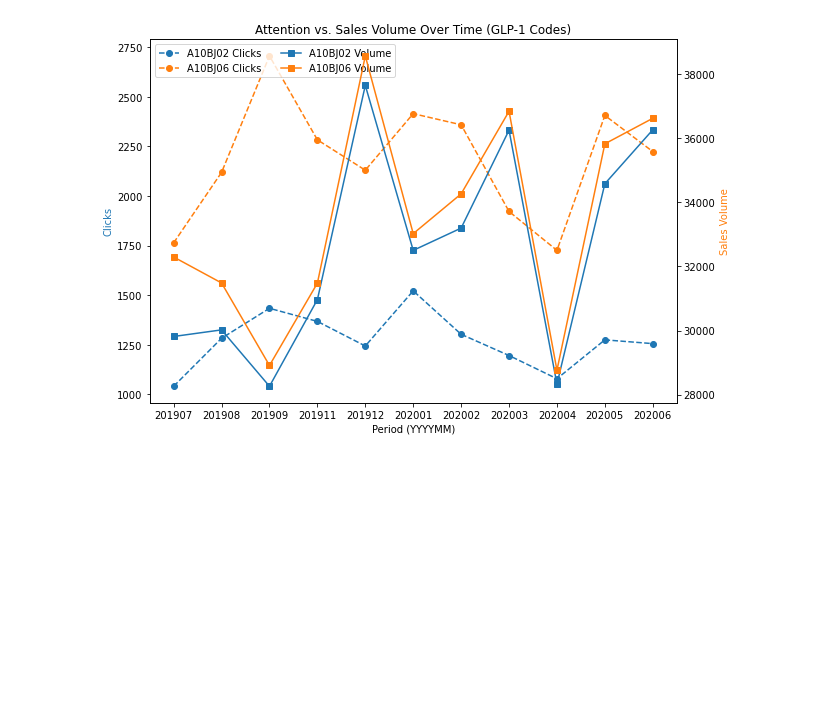
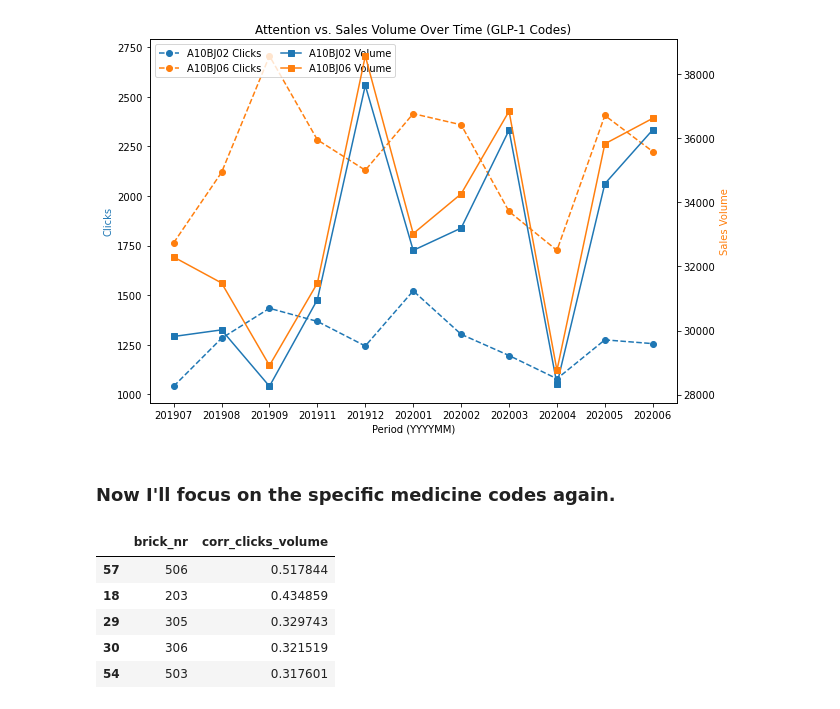
Before and after one commit to sille97/bigdata, a Jupyter notebook: code/eda.ipynb, the cells around one changed output. Cells and saved outputs as stored; diff of their text form; code cells hidden in the pictures; blank space fills up the shorter version.

```diff
--- a/code/eda.ipynb
+++ b/code/eda.ipynb
@@ -606,3 +606,28 @@ plt.tight_layout()
 plt.show()
 # %% [output]
 [figure]
+# %% [markdown]
+### Now I'll focus on the specific medicine codes again.
+# %%
+# Aggregate by brick
+brick_summary = (
+    merged_glp1.groupby(["brick_nr", "who_atc_code"], as_index=False)
+    [["clicks", "volume", "value"]].sum()
+)
+
+# Correlation per brick
+brick_corr = (
+    merged_glp1.groupby("brick_nr")
+    .apply(lambda x: x["clicks"].corr(x["volume"]))
+    .reset_index(name="corr_clicks_volume")
+)
+
+brick_corr = brick_corr.sort_values("corr_clicks_volume", ascending=False)
+brick_corr.head()
+# %% [output]
+|  | brick_nr | corr_clicks_volume |
+| 57 | 506 | 0.517844 |
+| 18 | 203 | 0.434859 |
+| 29 | 305 | 0.329743 |
+| 30 | 306 | 0.321519 |
+| 54 | 503 | 0.317601 |
```
Also changed, not shown: parts of 5 cells of this notebook, 1 other file.
